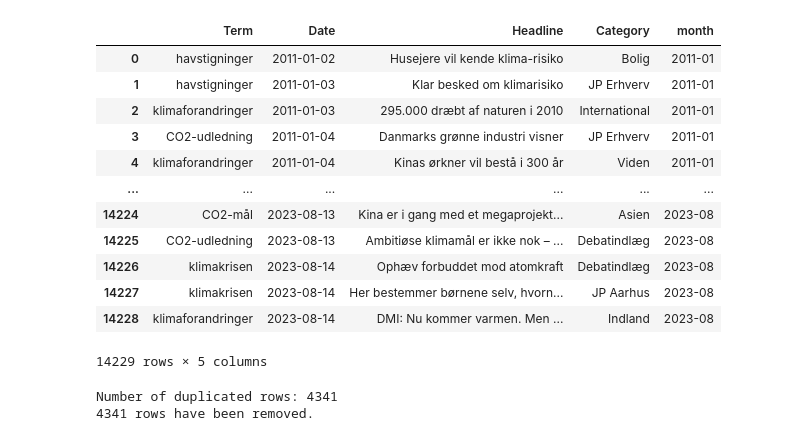
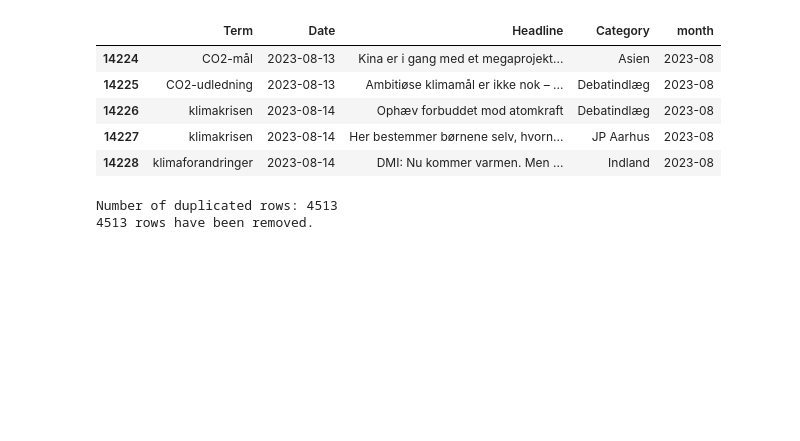
Before and after one commit to LyngeKjems/Climate-News-Project, a Jupyter notebook: Climate News Project/News_cleaning.ipynb, the cells around one changed output. Drawn from its saved outputs; the diff is of its cells as text; code cells hidden in the pictures; blank space fills up the shorter version.

```diff
--- a/Climate News Project/News_cleaning.ipynb
+++ b/Climate News Project/News_cleaning.ipynb
@@ -23,49 +16,46 @@ df
 # %%
-# Convert the "Date" column to standard datetime format
+# Converting the 'Date' column to a standardized datetime format for consistent data manipulation
 df['Date'] = pd.to_datetime(df['Date'], format='%Y-%m-%d', errors='coerce')
 
-# Extract the "yyyy-mm" to a new column that matches weather data
+# Extracting the year and month from the 'Date' column to a new 'month' column
+# This helps in aligning with the weather data based on a monthly granularity
 df['month'] = df['Date'].dt.strftime('%Y-%m')
 
-# Display the last few rows to confirm the changes
-df
+# Displaying the last few rows of the dataset to visually inspect and confirm the applied changes
+df.tail()
 # %% [output]
 |  | Term | Date | Headline | Category | month |
-| 0 | havstigninger | 2011-01-02 | Husejere vil kende klima-risiko | Bolig | 2011-01 |
-| 1 | havstigninger | 2011-01-03 | Klar besked om klimarisiko | JP Erhverv | 2011-01 |
-| 2 | klimaforandringer | 2011-01-03 | 295.000 dræbt af naturen i 2010 | International | 2011-01 |
-| 3 | CO2-udledning | 2011-01-04 | Danmarks grønne industri visner | JP Erhverv | 2011-01 |
-| 4 | klimaforandringer | 2011-01-04 | Kinas ørkner vil bestå i 300 år | Viden | 2011-01 |
-| ... | ... | ... | ... | ... | ... |
 | 14224 | CO2-mål | 2023-08-13 | Kina er i gang med et megaprojekt... | Asien | 2023-08 |
 | 14225 | CO2-udledning | 2023-08-13 | Ambitiøse klimamål er ikke nok – ... | Debatindlæg | 2023-08 |
 | 14226 | klimakrisen | 2023-08-14 | Ophæv forbuddet mod atomkraft | Debatindlæg | 2023-08 |
 | 14227 | klimakrisen | 2023-08-14 | Her bestemmer børnene selv, hvorn... | JP Aarhus | 2023-08 |
 | 14228 | klimaforandringer | 2023-08-14 | DMI: Nu kommer varmen. Men ... | Indland | 2023-08 |
-14229 rows × 5 columns
 # %%
-# Identify duplicate rows based on all columns except "Term"
-duplicates = df[df.duplicated(subset=['Date', 'Headline', 'Category'], keep=False)]
+# Identifying duplicate rows based on all columns except for 'Term' and 'Category'
+# The `duplicated` function returns a boolean series which is True for every row which is a duplicate
+duplicates = df[df.duplicated(subset=df.columns.difference(['Term', 'Category']), keep=False)]
 
-# Display the duplicate rows
-duplicates.sort_values(by=['Date', 'Headline', 'Category'])
+# Displaying the identified duplicate rows for inspection, sorted by 'Date', 'Headline', and then other relevant columns
+duplicates.sort_values(by=['Date', 'Headline'])
 
-# Count the number of duplicated rows based on 'Date', 'Headline', and 'Category'
-num_duplicates = df.duplicated(subset=['Date', 'Headline', 'Category']).sum()
+# Counting the total number of duplicated rows based on the specified columns
+num_duplicates = df.duplicated(subset=df.columns.difference(['Term', 'Category'])).sum()
 
+# Displaying the number of identified duplicated rows for clarity
 print(f"Number of duplicated rows: {num_duplicates}")
 
-# Drop duplicated rows based on 'Date', 'Headline', and 'Category'
-df = df.drop_duplicates(subset=['Date', 'Headline', 'Category'], keep='first')
+# Dropping the duplicated rows from the main DataFrame. Using 'keep=first' ensures we retain one instance of the duplicate
+df = df.drop_duplicates(subset=df.columns.difference(['Term', 'Category']), keep='first')
 
-# Print the comment with the number of duplicates removed
+# Informing the user about the number of duplicates that were removed from the main dataset
 print(f"{num_duplicates} rows have been removed.")
 
-# Count the number of articles per month and merge with the main DataFrame
-df = df.merge(df.groupby('month').size().reset_index(name='article count'), on='month')
+# Counting the number of articles for each date/month and merging this count with the main DataFrame
+# The merging operation adds an 'article count' column to the main DataFrame, representing the count of articles for each date/month
+df = df.merge(df.groupby('Date').size().reset_index(name='article count'), on='Date')
 # %% [output]
-Number of duplicated rows: 4341
-4341 rows have been removed.
+Number of duplicated rows: 4513
+4513 rows have been removed.
 # %%
 # Save the half-cleaned data to a new file called "news_testing.csv" for correlation testing
 df.to_csv('News_testing.csv', index=False)
```
Also changed, not shown: parts of 9 cells of this notebook, 10 other files.
